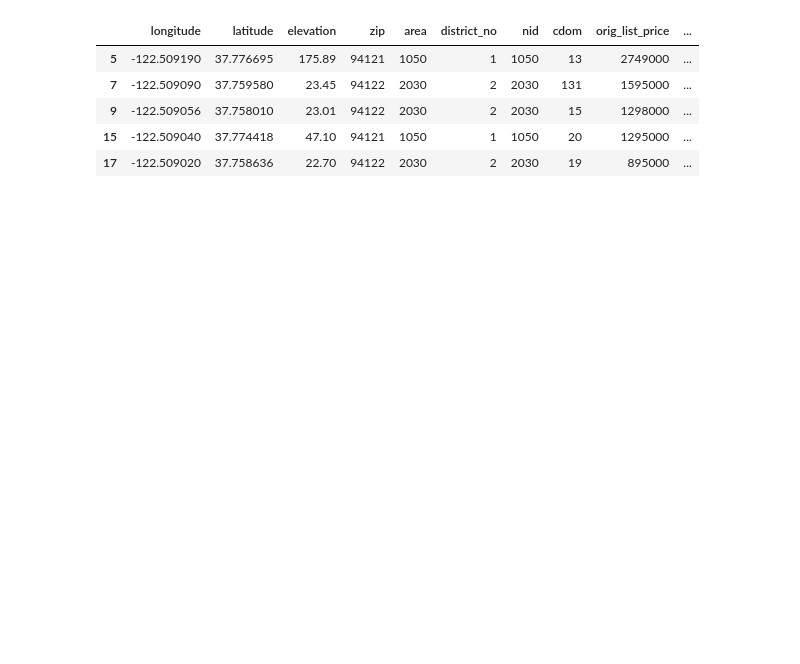
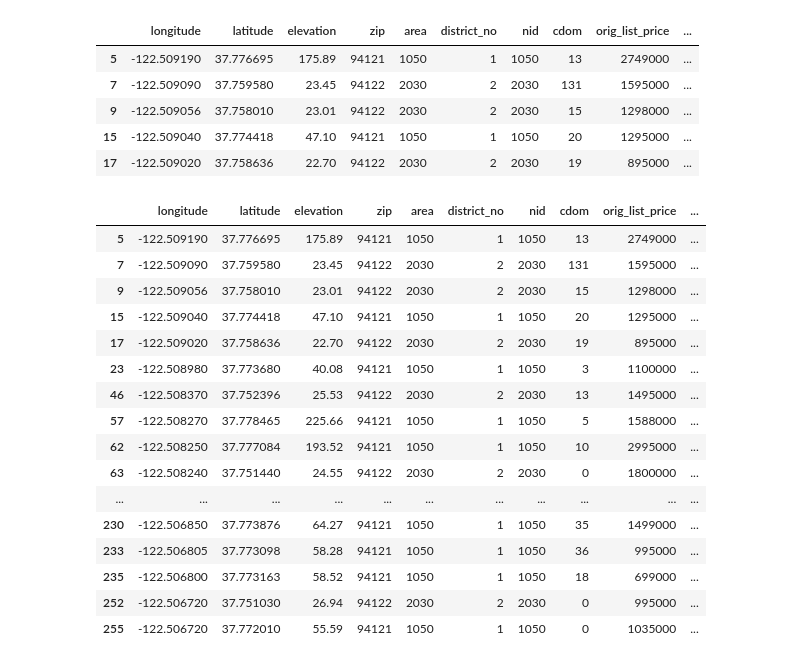
Before and after one commit to JimKing100/Jestimate, a Jupyter notebook: Main.ipynb, the cells around one changed output. Saved outputs shown, nothing was run; the diff lists cells and outputs as text; code cells hidden in the pictures; blank space fills up the shorter version.

```diff
--- a/Main.ipynb
+++ b/Main.ipynb
@@ -285,3 +283,23 @@ final.head()
 | 9 | -122.509056 | 37.758010 | 23.01 | 94122 | 2030 | 2 | 2030 | 15 | 1298000 | ... |
 | 15 | -122.509040 | 37.774418 | 47.10 | 94121 | 1050 | 1 | 1050 | 20 | 1295000 | ... |
 | 17 | -122.509020 | 37.758636 | 22.70 | 94122 | 2030 | 2 | 2030 | 19 | 895000 | ... |
+# %%
+final.head(25)
+# %% [output]
+|  | longitude | latitude | elevation | zip | area | district_no | nid | cdom | orig_list_price | ... |
+| 5 | -122.509190 | 37.776695 | 175.89 | 94121 | 1050 | 1 | 1050 | 13 | 2749000 | ... |
+| 7 | -122.509090 | 37.759580 | 23.45 | 94122 | 2030 | 2 | 2030 | 131 | 1595000 | ... |
+| 9 | -122.509056 | 37.758010 | 23.01 | 94122 | 2030 | 2 | 2030 | 15 | 1298000 | ... |
+| 15 | -122.509040 | 37.774418 | 47.10 | 94121 | 1050 | 1 | 1050 | 20 | 1295000 | ... |
+| 17 | -122.509020 | 37.758636 | 22.70 | 94122 | 2030 | 2 | 2030 | 19 | 895000 | ... |
+| 23 | -122.508980 | 37.773680 | 40.08 | 94121 | 1050 | 1 | 1050 | 3 | 1100000 | ... |
+| 46 | -122.508370 | 37.752396 | 25.53 | 94122 | 2030 | 2 | 2030 | 13 | 1495000 | ... |
+| 57 | -122.508270 | 37.778465 | 225.66 | 94121 | 1050 | 1 | 1050 | 5 | 1588000 | ... |
+| 62 | -122.508250 | 37.777084 | 193.52 | 94121 | 1050 | 1 | 1050 | 10 | 2995000 | ... |
+| 63 | -122.508240 | 37.751440 | 24.55 | 94122 | 2030 | 2 | 2030 | 0 | 1800000 | ... |
+| ... | ... | ... | ... | ... | ... | ... | ... | ... | ... | ... |
+| 230 | -122.506850 | 37.773876 | 64.27 | 94121 | 1050 | 1 | 1050 | 35 | 1499000 | ... |
+| 233 | -122.506805 | 37.773098 | 58.28 | 94121 | 1050 | 1 | 1050 | 36 | 995000 | ... |
+| 235 | -122.506800 | 37.773163 | 58.52 | 94121 | 1050 | 1 | 1050 | 18 | 699000 | ... |
+| 252 | -122.506720 | 37.751030 | 26.94 | 94122 | 2030 | 2 | 2030 | 0 | 995000 | ... |
+| 255 | -122.506720 | 37.772010 | 55.59 | 94121 | 1050 | 1 | 1050 | 0 | 1035000 | ... |
```
Also changed, not shown: parts of 5 cells of this notebook.
